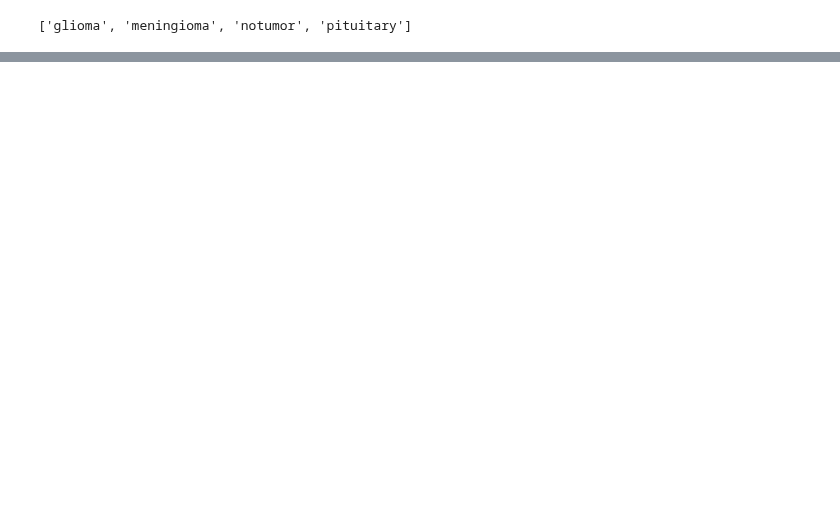
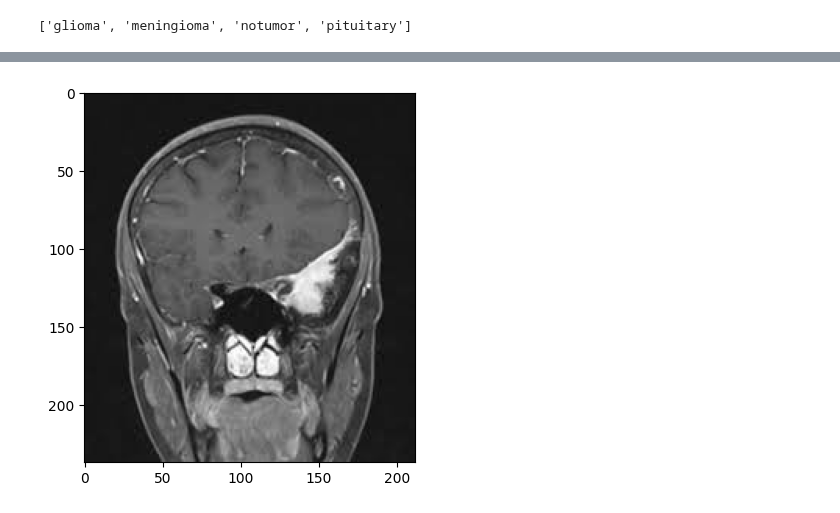
Before and after one commit to savindumahasen/MRI-Brain-Tumor-Classification, a Jupyter notebook: BrainTumorClassification.ipynb, the cells around one changed output, grey strips where cells are left out. Drawn from its saved outputs; the diff is of its cells as text; code cells hidden in the pictures; blank space fills up the shorter version.

```diff
--- a/BrainTumorClassification.ipynb
+++ b/BrainTumorClassification.ipynb
@@ -344,9 +389,11 @@ recall=tf.keras.metrics.Recall()
 # %%
 import cv2
 # %%
-image=cv2.imread("/content/brain-tumor-mri-dataset/Testing/pituitary/Te-piTr_0003.jpg")
+image=cv2.imread("/content/brain-tumor-mri-dataset/Testing/meningioma/Te-meTr_0003.jpg")
 plt.imshow(image)
 plt.show()
+# %% [output]
+[figure, added]
 # %%
 
 ## data preprocessing
```
Also changed, not shown: parts of 21 cells of this notebook.
